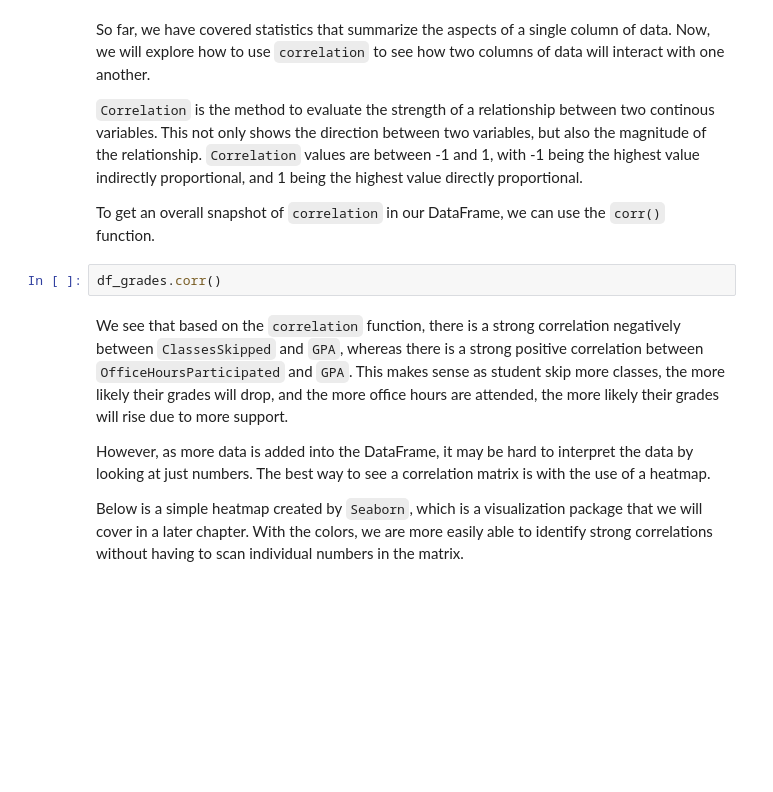
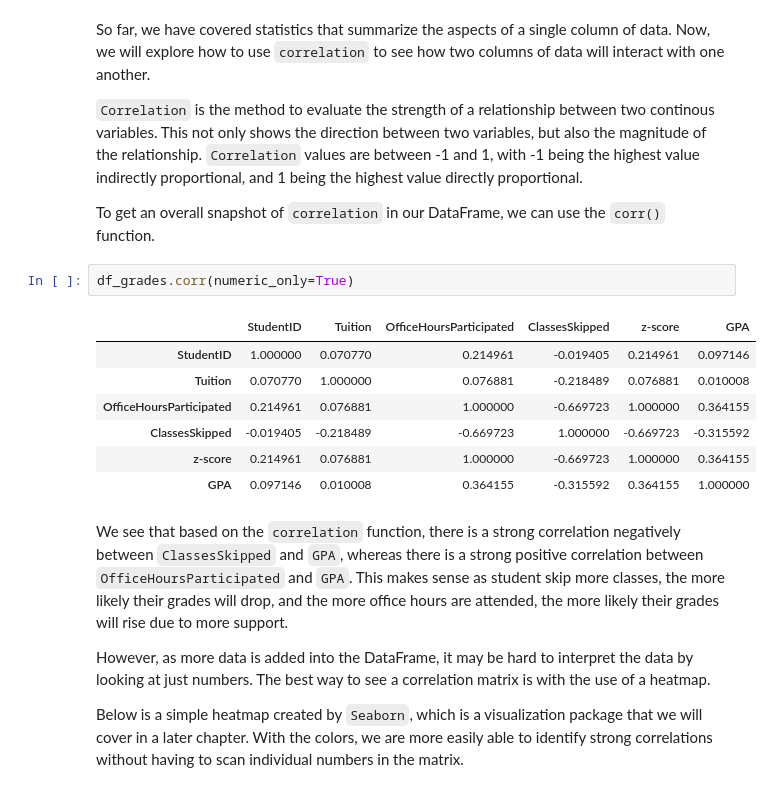
Before and after one commit to evolution-srs/python-and-git-practice, a Jupyter notebook: cfi-practical-data Science-for-data-analysts/python_fundamentals/C3 - Analyzing Data/1 - Start/2 - Statistical Analysis.ipynb, the cells around one changed output. Cells and saved outputs as stored; diff of their text form; blank space fills up the shorter version.

```diff
--- a/cfi-practical-data Science-for-data-analysts/python_fundamentals/C3 - Analyzing Data/1 - Start/2 - Statistical Analysis.ipynb
+++ b/cfi-practical-data Science-for-data-analysts/python_fundamentals/C3 - Analyzing Data/1 - Start/2 - Statistical Analysis.ipynb
@@ -189,7 +216,15 @@ So far, we have covered statistics that summarize the aspects of a single column
 
 To get an overall snapshot of `correlation` in our DataFrame, we can use the `corr()` function.
 # %%
-df_grades.corr()
+df_grades.corr(numeric_only=True)
+# %% [output]
+|  | StudentID | Tuition | OfficeHoursParticipated | ClassesSkipped | z-score | GPA |
+| StudentID | 1.000000 | 0.070770 | 0.214961 | -0.019405 | 0.214961 | 0.097146 |
+| Tuition | 0.070770 | 1.000000 | 0.076881 | -0.218489 | 0.076881 | 0.010008 |
+| OfficeHoursParticipated | 0.214961 | 0.076881 | 1.000000 | -0.669723 | 1.000000 | 0.364155 |
+| ClassesSkipped | -0.019405 | -0.218489 | -0.669723 | 1.000000 | -0.669723 | -0.315592 |
+| z-score | 0.214961 | 0.076881 | 1.000000 | -0.669723 | 1.000000 | 0.364155 |
+| GPA | 0.097146 | 0.010008 | 0.364155 | -0.315592 | 0.364155 | 1.000000 |
 # %% [markdown]
 We see that based on the `correlation` function, there is a strong correlation negatively between `ClassesSkipped` and `GPA`, whereas there is a strong positive correlation between `OfficeHoursParticipated` and `GPA`. This makes sense as student skip more classes, the more likely their grades will drop, and the more office hours are attended, the more likely their grades will rise due to more support.
 
```
Also changed, not shown: parts of 5 cells of this notebook.
